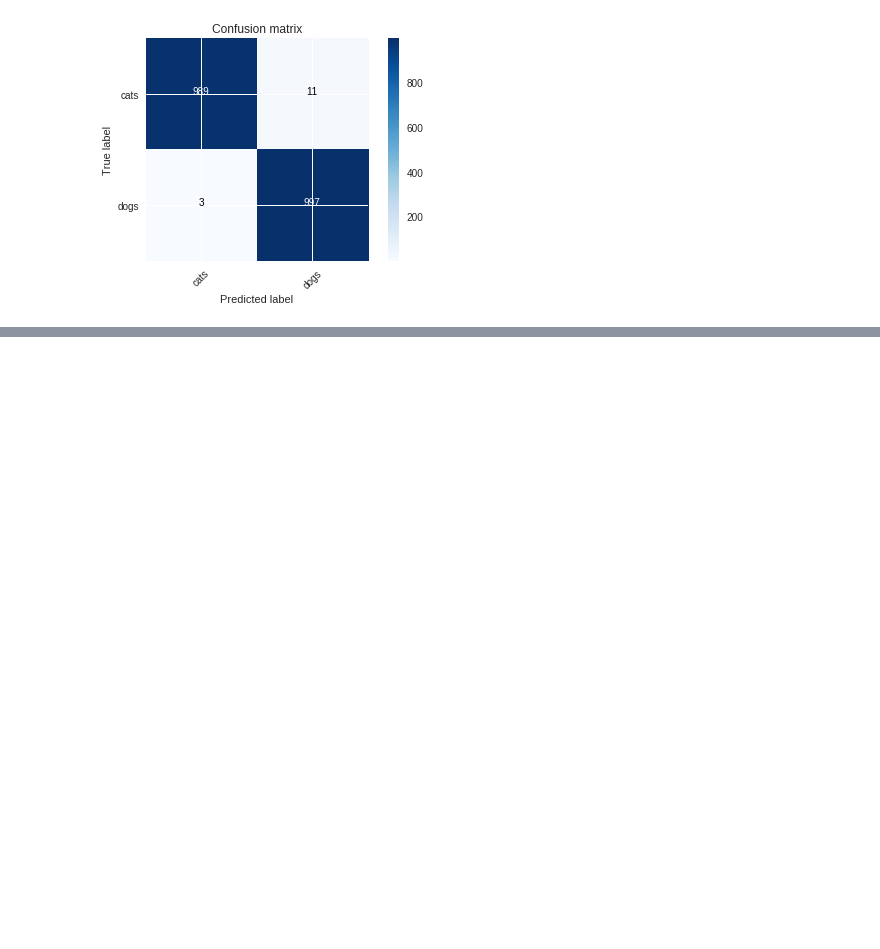
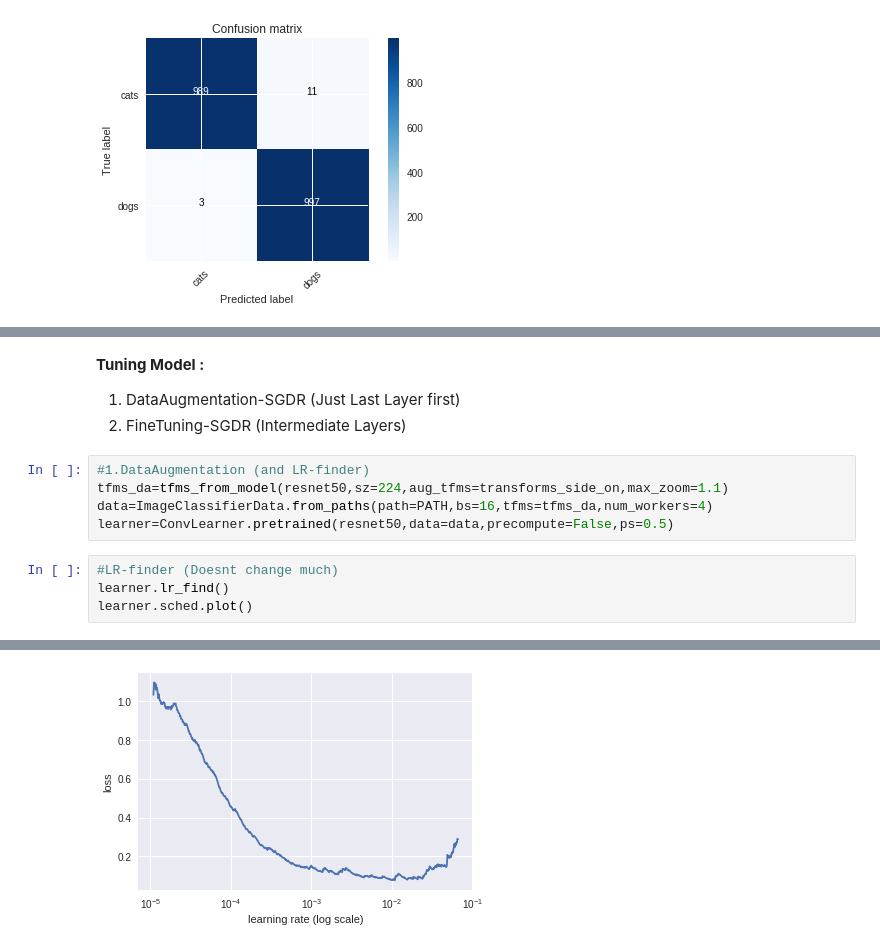
Before and after one commit to SwapnilSParkhe/FAST_AI, a Jupyter notebook: FASTAI_Lesson1.ipynb, the cells around one changed output, grey strips where cells are left out. Drawn from its saved outputs; the diff is of its cells as text; blank space fills up the shorter version.

```diff
--- a/FASTAI_Lesson1.ipynb
+++ b/FASTAI_Lesson1.ipynb
@@ -433,0 +462,14 @@ plot_confusion_matrix(cm, data.classes)
+# %% [markdown]
+**Tuning Model :**
+  1. DataAugmentation-SGDR (Just Last Layer first)
+  2. FineTuning-SGDR (Intermediate Layers)
+# %%
+#1.DataAugmentation (and LR-finder)
+tfms_da=tfms_from_model(resnet50,sz=224,aug_tfms=transforms_side_on,max_zoom=1.1)
+data=ImageClassifierData.from_paths(path=PATH,bs=16,tfms=tfms_da,num_workers=4)
+learner=ConvLearner.pretrained(resnet50,data=data,precompute=False,ps=0.5)
+# %%
+#LR-finder (Doesnt change much)
+learner.lr_find()
+learner.sched.plot()
+# %% [output]
@@ -433,0 +477 @@ plot_confusion_matrix(cm, data.classes)
+[figure, added]
```
Also changed, not shown: parts of 20 cells of this notebook.
